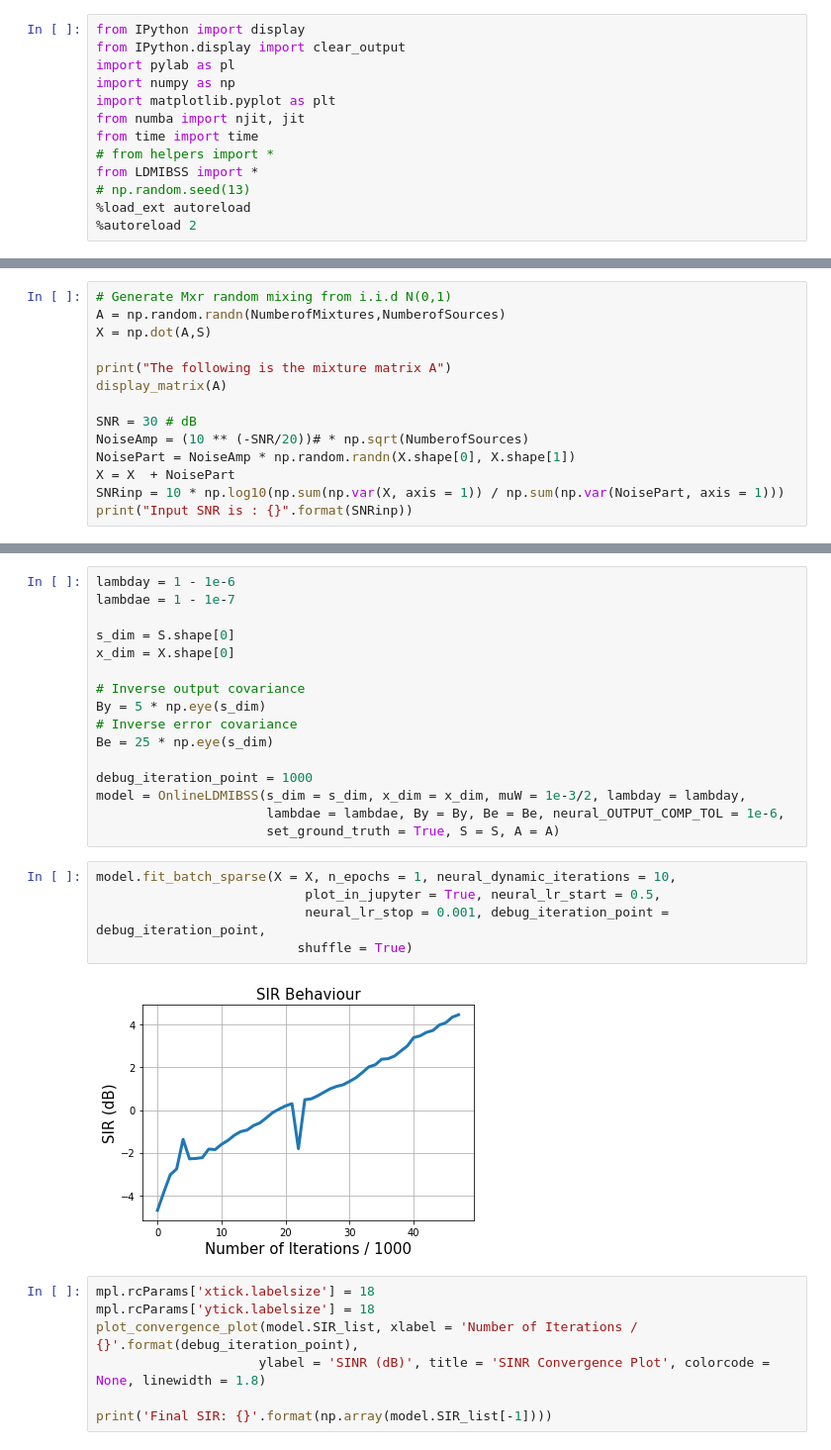
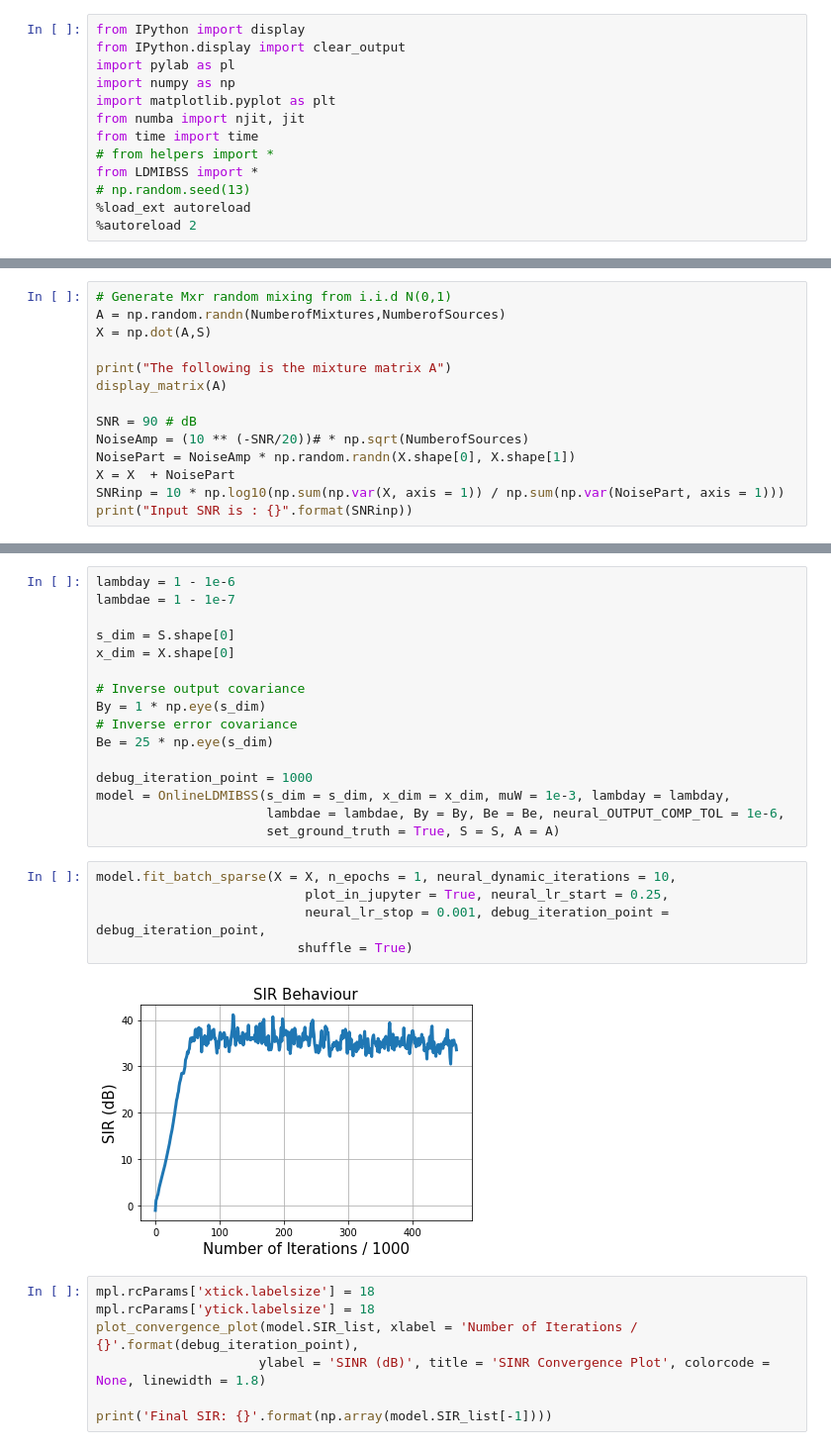
Before and after one commit to BariscanBozkurt/Biologically-Plausible-Correlative-Information-Maximization-for-Blind-Source-Separation, a Jupyter notebook: Numerical_Experiments/Sparse_LDMI_Exp_Independent.ipynb, the cells around one changed output, grey strips where cells are left out. Shown: that part at 99% size. Cells and saved outputs as stored; diff of their text form.

```diff
--- a/Numerical_Experiments/Sparse_LDMI_Exp_Independent.ipynb
+++ b/Numerical_Experiments/Sparse_LDMI_Exp_Independent.ipynb
@@ -48,7 +48,7 @@ X = np.dot(A,S)
 print("The following is the mixture matrix A")
 display_matrix(A)
 
-SNR = 30 # dB
+SNR = 90 # dB
 NoiseAmp = (10 ** (-SNR/20))# * np.sqrt(NumberofSources)
 NoisePart = NoiseAmp * np.random.randn(X.shape[0], X.shape[1])
 X = X  + NoisePart
@@ -83,21 +83,21 @@ s_dim = S.shape[0]
 x_dim = X.shape[0]
 
 # Inverse output covariance
-By = 5 * np.eye(s_dim)
+By = 1 * np.eye(s_dim)
 # Inverse error covariance
 Be = 25 * np.eye(s_dim)
 
 debug_iteration_point = 1000
-model = OnlineLDMIBSS(s_dim = s_dim, x_dim = x_dim, muW = 1e-3/2, lambday = lambday,
+model = OnlineLDMIBSS(s_dim = s_dim, x_dim = x_dim, muW = 1e-3, lambday = lambday,
                       lambdae = lambdae, By = By, Be = Be, neural_OUTPUT_COMP_TOL = 1e-6,
                       set_ground_truth = True, S = S, A = A)
 # %%
 model.fit_batch_sparse(X = X, n_epochs = 1, neural_dynamic_iterations = 10,
-                           plot_in_jupyter = True, neural_lr_start = 0.5,
+                           plot_in_jupyter = True, neural_lr_start = 0.25,
                            neural_lr_stop = 0.001, debug_iteration_point = debug_iteration_point,
                           shuffle = True)
 # %% [output]
-[figure, old version]
+[figure, new version]
 # %%
 mpl.rcParams['xtick.labelsize'] = 18
 mpl.rcParams['ytick.labelsize'] = 18
```
Also changed, not shown: parts of 3 cells of this notebook.
